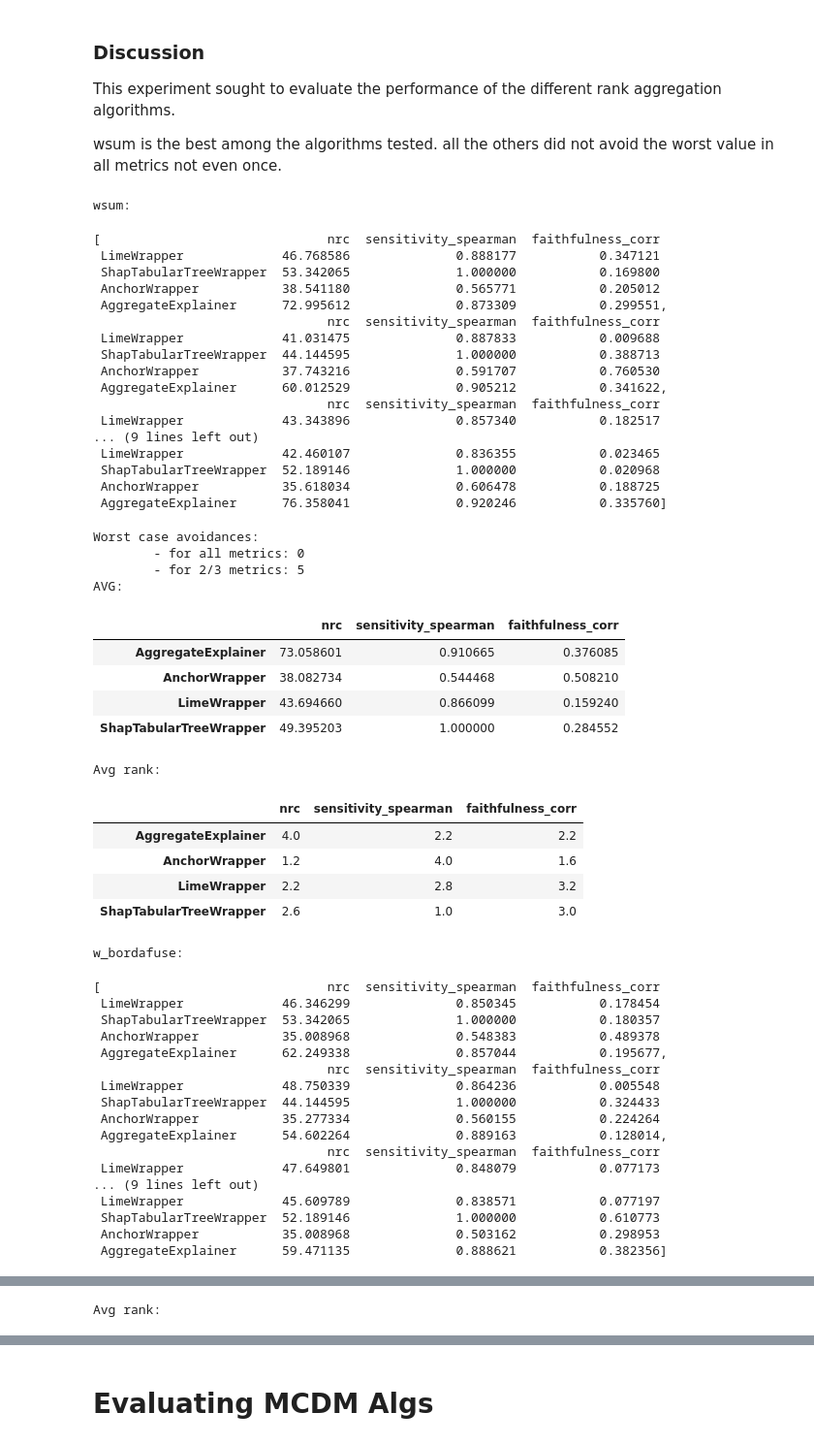
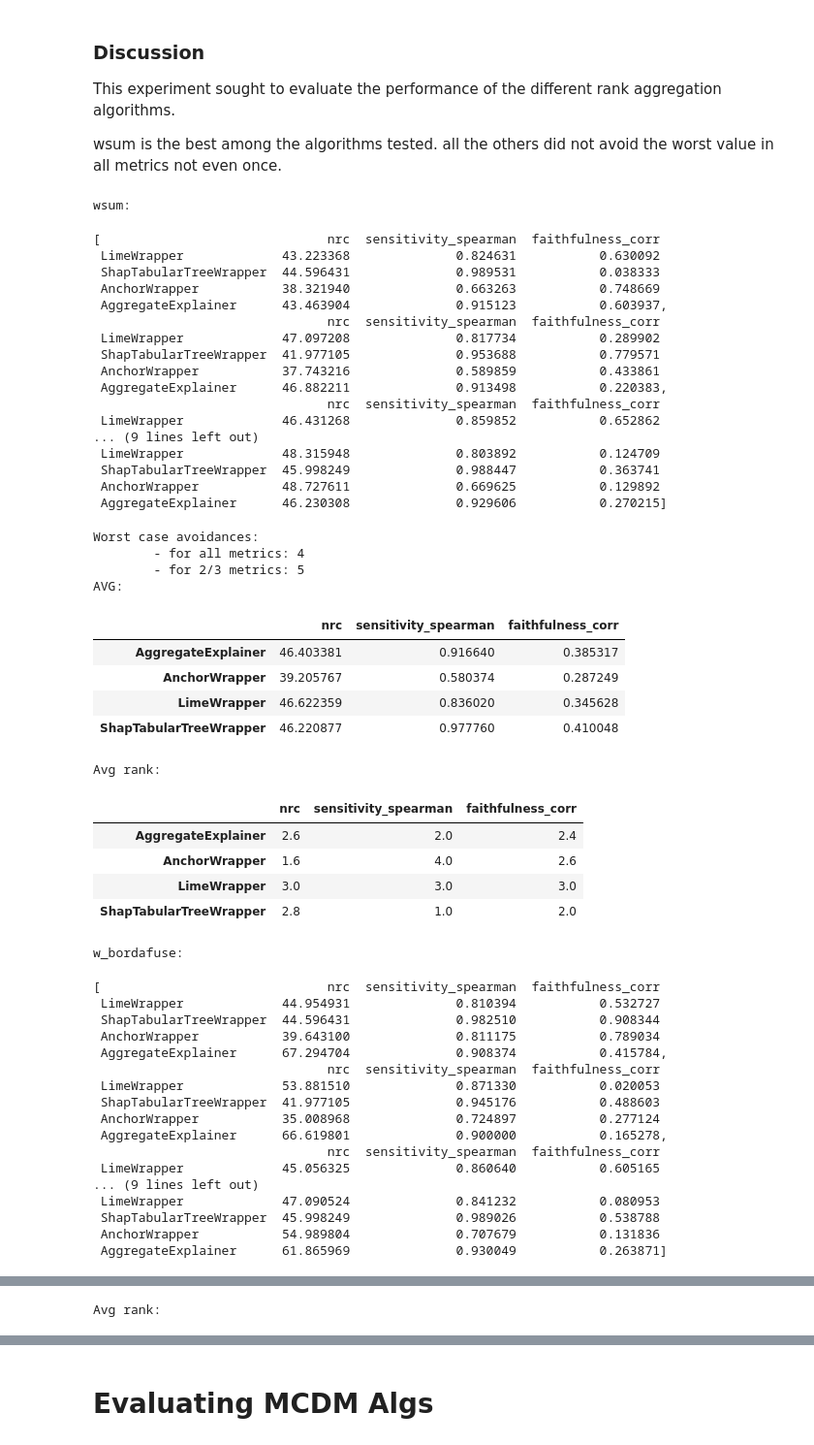
Before and after one commit to hiaac-finance/xai_aggregation, a Jupyter notebook: experiments/EXP_german_dataset copy.ipynb, the cells around one changed output, grey strips where cells are left out. Shown at 97% size. Drawn from its saved outputs; the diff is of its cells as text; code cells hidden in the pictures.

```diff
--- a/experiments/EXP_german_dataset copy.ipynb
+++ b/experiments/EXP_german_dataset copy.ipynb
@@ -486,11 +547,11 @@ Epoch 6/500
 # %%
 results, metadata = evaluate_aggregate_explainer(
     clf, X_train, X_test, categorical_features,
-    aggregation_algs=["wsum", "w_bordafuse", "w_condorcet"],
+    aggregation_algs=["wsum", "w_bordafuse"],
     n_instances=5
 )
 
-metadata["description"] = "compares wsum, w_bordafuse, w_condorcet aggregation algorithms"
+metadata["description"] = "compares wsum, w_bordafuse, w_condorcet aggregation algorithms on RANKED variation"
 
-with open('pickles/german/COMPARE_wsum-w_bordafuse-w_condorcetRANKED-PERCENTILE.pkl', 'wb') as f:
+with open('pickles/german/COMPARE_wsum-w_bordafuse-w_condorcetRANKED-INVERSE.pkl', 'wb') as f:
     dill.dump(ExperimentRun(metadata, results), f)
@@ -584,70 +704,70 @@ This experiment sought to evaluate the performance of the different rank aggrega
 
 wsum is the best among the algorithms tested. all the others did not avoid the worst value in all metrics not even once.
 # %%
-with open('pickles/german/COMPARE_wsum-w_bordafuse-w_condorcetRANKED.pkl', 'rb') as f:
+with open('pickles/german/COMPARE_wsum-w_bordafuse-w_condorcetRANKED-INVERSE.pkl', 'rb') as f:
     exp = dill.load(f)
 # %%
-for i, method in enumerate(["wsum", "w_bordafuse", "w_condorcet"]):
+for i, method in enumerate(["wsum", "w_bordafuse"]):
     print(f"{method}:\n")
     display(exp.results[i])
     wca = count_worst_case_avoidances(exp.results[i], [False, True, True], 1)
     print(f"Worst case avoidances:\n\t- for all metrics: {wca[0]}\n\t- for 2/3 metrics: {wca[1]}")
     print("AVG:")
     display(get_expconfig_mean_results(exp, i))
     print("\n")
     print("Avg rank:")
     display(get_average_metric_rank(exp.results[i], [False, True, True]))
 # %% [output]
 wsum:
 [                              nrc  sensitivity_spearman  faithfulness_corr
- LimeWrapper             46.768586              0.888177           0.347121
- ShapTabularTreeWrapper  53.342065              1.000000           0.169800
- AnchorWrapper           38.541180              0.565771           0.205012
- AggregateExplainer      72.995612              0.873309           0.299551,
+ LimeWrapper             43.223368              0.824631           0.630092
+ ShapTabularTreeWrapper  44.596431              0.989531           0.038333
+ AnchorWrapper           38.321940              0.663263           0.748669
+ AggregateExplainer      43.463904              0.915123           0.603937,
                                nrc  sensitivity_spearman  faithfulness_corr
- LimeWrapper             41.031475              0.887833           0.009688
- ShapTabularTreeWrapper  44.144595              1.000000           0.388713
- AnchorWrapper           37.743216              0.591707           0.760530
- AggregateExplainer      60.012529              0.905212           0.341622,
+ LimeWrapper             47.097208              0.817734           0.289902
+ ShapTabularTreeWrapper  41.977105              0.953688           0.779571
+ AnchorWrapper           37.743216              0.589859           0.433861
+ AggregateExplainer      46.882211              0.913498           0.220383,
                                nrc  sensitivity_spearman  faithfulness_corr
- LimeWrapper             43.343896              0.857340           0.182517
+ LimeWrapper             46.431268              0.859852           0.652862
 ... (9 lines left out)
- LimeWrapper             42.460107              0.836355           0.023465
- ShapTabularTreeWrapper  52.189146              1.000000           0.020968
- AnchorWrapper           35.618034              0.606478           0.188725
- AggregateExplainer      76.358041              0.920246           0.335760]
+ LimeWrapper             48.315948              0.803892           0.124709
+ ShapTabularTreeWrapper  45.998249              0.988447           0.363741
+ AnchorWrapper           48.727611              0.669625           0.129892
+ AggregateExplainer      46.230308              0.929606           0.270215]
 Worst case avoidances:
-        - for all metrics: 0
+        - for all metrics: 4
         - for 2/3 metrics: 5
 AVG:
 |  | nrc | sensitivity_spearman | faithfulness_corr |
-| AggregateExplainer | 73.058601 | 0.910665 | 0.376085 |
-| AnchorWrapper | 38.082734 | 0.544468 | 0.508210 |
-| LimeWrapper | 43.694660 | 0.866099 | 0.159240 |
-| ShapTabularTreeWrapper | 49.395203 | 1.000000 | 0.284552 |
+| AggregateExplainer | 46.403381 | 0.916640 | 0.385317 |
+| AnchorWrapper | 39.205767 | 0.580374 | 0.287249 |
+| LimeWrapper | 46.622359 | 0.836020 | 0.345628 |
+| ShapTabularTreeWrapper | 46.220877 | 0.977760 | 0.410048 |
 Avg rank:
 |  | nrc | sensitivity_spearman | faithfulness_corr |
-| AggregateExplainer | 4.0 | 2.2 | 2.2 |
-| AnchorWrapper | 1.2 | 4.0 | 1.6 |
-| LimeWrapper | 2.2 | 2.8 | 3.2 |
-| ShapTabularTreeWrapper | 2.6 | 1.0 | 3.0 |
+| AggregateExplainer | 2.6 | 2.0 | 2.4 |
+| AnchorWrapper | 1.6 | 4.0 | 2.6 |
+| LimeWrapper | 3.0 | 3.0 | 3.0 |
+| ShapTabularTreeWrapper | 2.8 | 1.0 | 2.0 |
 w_bordafuse:
 [                              nrc  sensitivity_spearman  faithfulness_corr
- LimeWrapper             46.346299              0.850345           0.178454
- ShapTabularTreeWrapper  53.342065              1.000000           0.180357
- AnchorWrapper           35.008968              0.548383           0.489378
- AggregateExplainer      62.249338              0.857044           0.195677,
+ LimeWrapper             44.954931              0.810394           0.532727
+ ShapTabularTreeWrapper  44.596431              0.982510           0.908344
+ AnchorWrapper           39.643100              0.811175           0.789034
+ AggregateExplainer      67.294704              0.908374           0.415784,
                                nrc  sensitivity_spearman  faithfulness_corr
- LimeWrapper             48.750339              0.864236           0.005548
- ShapTabularTreeWrapper  44.144595              1.000000           0.324433
- AnchorWrapper           35.277334              0.560155           0.224264
- AggregateExplainer      54.602264              0.889163           0.128014,
+ LimeWrapper             53.881510              0.871330           0.020053
+ ShapTabularTreeWrapper  41.977105              0.945176           0.488603
+ AnchorWrapper           35.008968              0.724897           0.277124
+ AggregateExplainer      66.619801              0.900000           0.165278,
                                nrc  sensitivity_spearman  faithfulness_corr
- LimeWrapper             47.649801              0.848079           0.077173
+ LimeWrapper             45.056325              0.860640           0.605165
 ... (9 lines left out)
- LimeWrapper             45.609789              0.838571           0.077197
- ShapTabularTreeWrapper  52.189146              1.000000           0.610773
- AnchorWrapper           35.008968              0.503162           0.298953
- AggregateExplainer      59.471135              0.888621           0.382356]
+ LimeWrapper             47.090524              0.841232           0.080953
+ ShapTabularTreeWrapper  45.998249              0.989026           0.538788
+ AnchorWrapper           54.989804              0.707679           0.131836
+ AggregateExplainer      61.865969              0.930049           0.263871]
 Worst case avoidances:
         - for all metrics: 0
```
Also changed, not shown: parts of 11 cells of this notebook, 22 other files.
